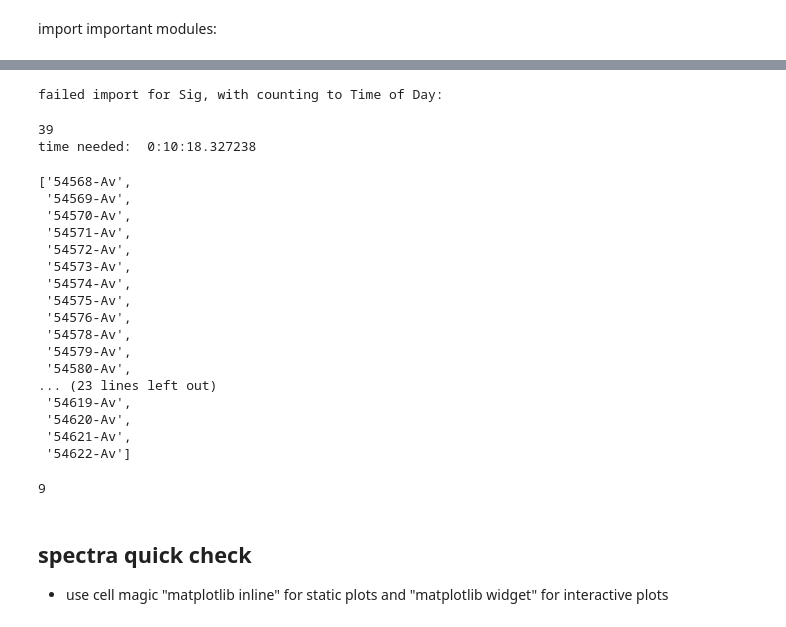
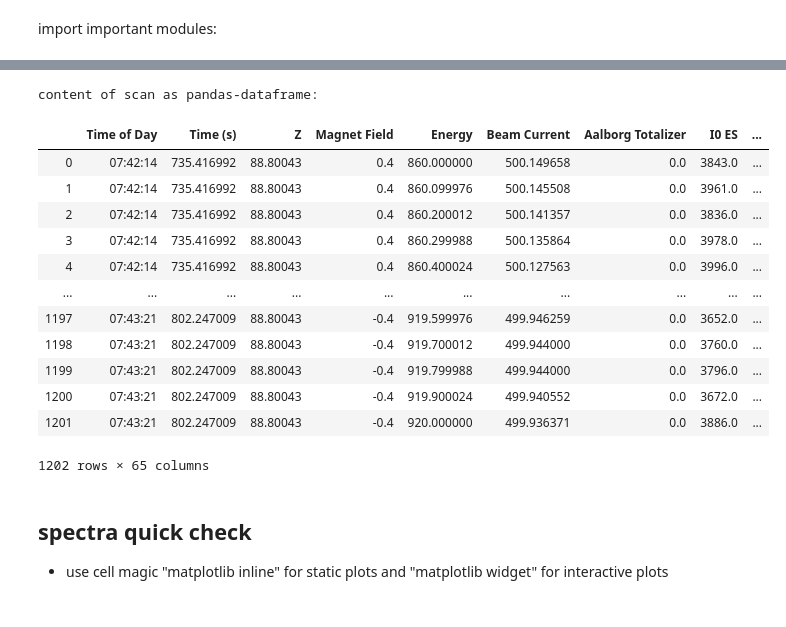
Before and after one commit to gnzng/xaspy, a Jupyter notebook: jupyter_notebooks/BL631_quickcheck.ipynb, the cells around one changed output, grey strips where cells are left out. Cells and saved outputs as stored; diff of their text form; code cells hidden in the pictures.

```diff
--- a/jupyter_notebooks/BL631_quickcheck.ipynb
+++ b/jupyter_notebooks/BL631_quickcheck.ipynb
@@ -83,54 +70,21 @@ from datetime import datetime
-# %%
-fails = []
-print("failed import for Sig, with counting to Time of Day:")
-
-dt1 = datetime.now()
-for n in tqdm(test_list_SigScan[:]):
-    try:
-        SigScan(n).df
-    except:
-        fails.append(n)
-
-print(len(fails))
-print("time needed: ", datetime.now()-dt1)
-# %% [output]
-failed import for Sig, with counting to Time of Day:
-39
-time needed:  0:10:18.327238
-# %%
-fails
-# %% [output]
-['54568-Av',
- '54569-Av',
- '54570-Av',
- '54571-Av',
- '54572-Av',
- '54573-Av',
- '54574-Av',
- '54575-Av',
- '54576-Av',
- '54578-Av',
- '54579-Av',
- '54580-Av',
-... (23 lines left out)
- '54619-Av',
- '54620-Av',
- '54621-Av',
- '54622-Av']
-# %%
-
-file = "Y:\\BCS Setup Data\\220703\\TrajScan31958-001_0001.txt"
-
-f = open(file)
-ct = 0
-for n in range(50):
-    line = str(f.readline())
-    if line.startswith("Time of Day"):
-        break
-    ct += 1
-print(ct-1)
-# %% [output]
-9
+# %%
+print("content of scan as pandas-dataframe:")
+TrajScan('31039-006_0006').df
+# %% [output]
+content of scan as pandas-dataframe:
+|  | Time of Day | Time (s) | Z | Magnet Field | Energy | Beam Current | Aalborg Totalizer | I0 ES | ... |
+| 0 | 07:42:14 | 735.416992 | 88.80043 | 0.4 | 860.000000 | 500.149658 | 0.0 | 3843.0 | ... |
+| 1 | 07:42:14 | 735.416992 | 88.80043 | 0.4 | 860.099976 | 500.145508 | 0.0 | 3961.0 | ... |
+| 2 | 07:42:14 | 735.416992 | 88.80043 | 0.4 | 860.200012 | 500.141357 | 0.0 | 3836.0 | ... |
+| 3 | 07:42:14 | 735.416992 | 88.80043 | 0.4 | 860.299988 | 500.135864 | 0.0 | 3978.0 | ... |
+| 4 | 07:42:14 | 735.416992 | 88.80043 | 0.4 | 860.400024 | 500.127563 | 0.0 | 3996.0 | ... |
+| ... | ... | ... | ... | ... | ... | ... | ... | ... | ... |
+| 1197 | 07:43:21 | 802.247009 | 88.80043 | -0.4 | 919.599976 | 499.946259 | 0.0 | 3652.0 | ... |
+| 1198 | 07:43:21 | 802.247009 | 88.80043 | -0.4 | 919.700012 | 499.944000 | 0.0 | 3760.0 | ... |
+| 1199 | 07:43:21 | 802.247009 | 88.80043 | -0.4 | 919.799988 | 499.944000 | 0.0 | 3796.0 | ... |
+| 1200 | 07:43:21 | 802.247009 | 88.80043 | -0.4 | 919.900024 | 499.940552 | 0.0 | 3672.0 | ... |
+| 1201 | 07:43:21 | 802.247009 | 88.80043 | -0.4 | 920.000000 | 499.936371 | 0.0 | 3886.0 | ... |
+1202 rows × 65 columns
 # %% [markdown]
 ## spectra quick check
 
```
Also changed, not shown: parts of 13 cells of this notebook, 10 other files.
